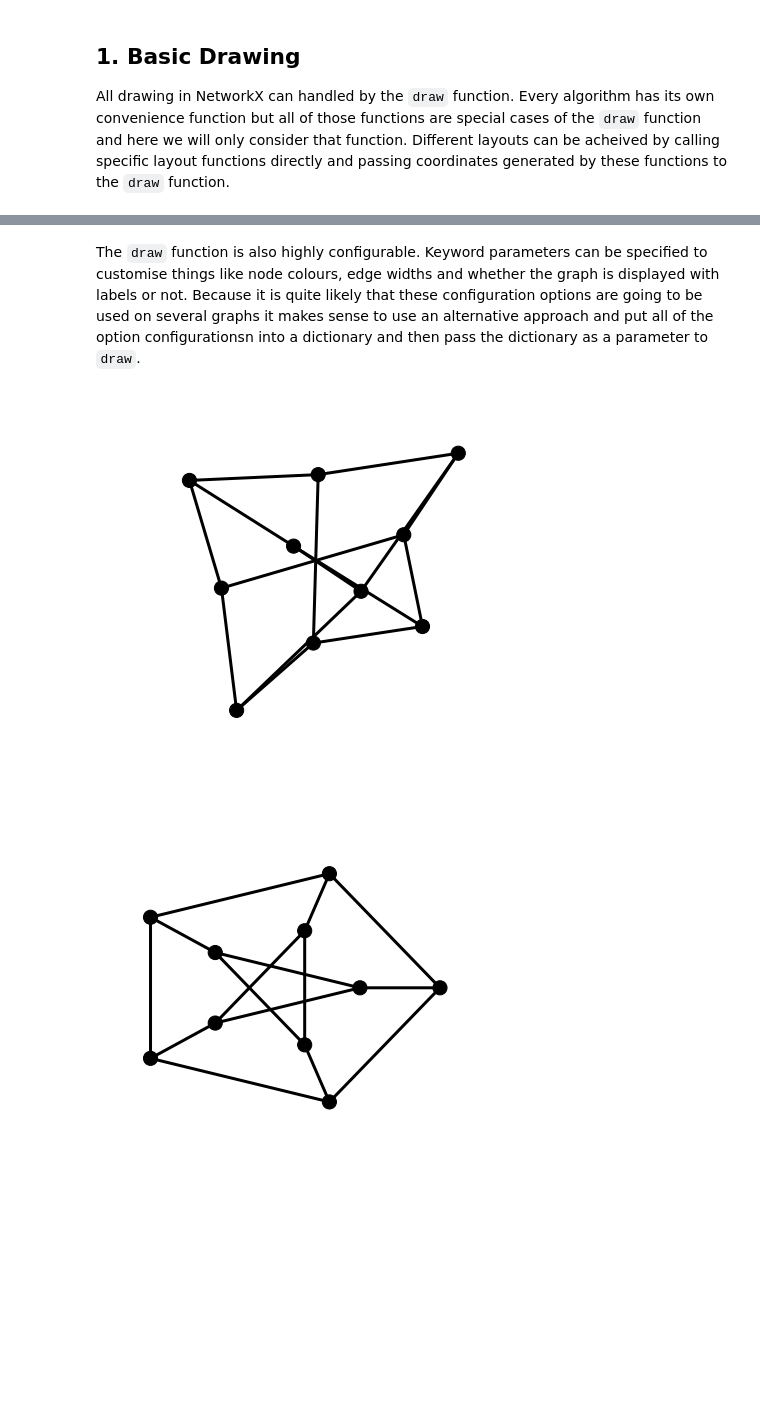
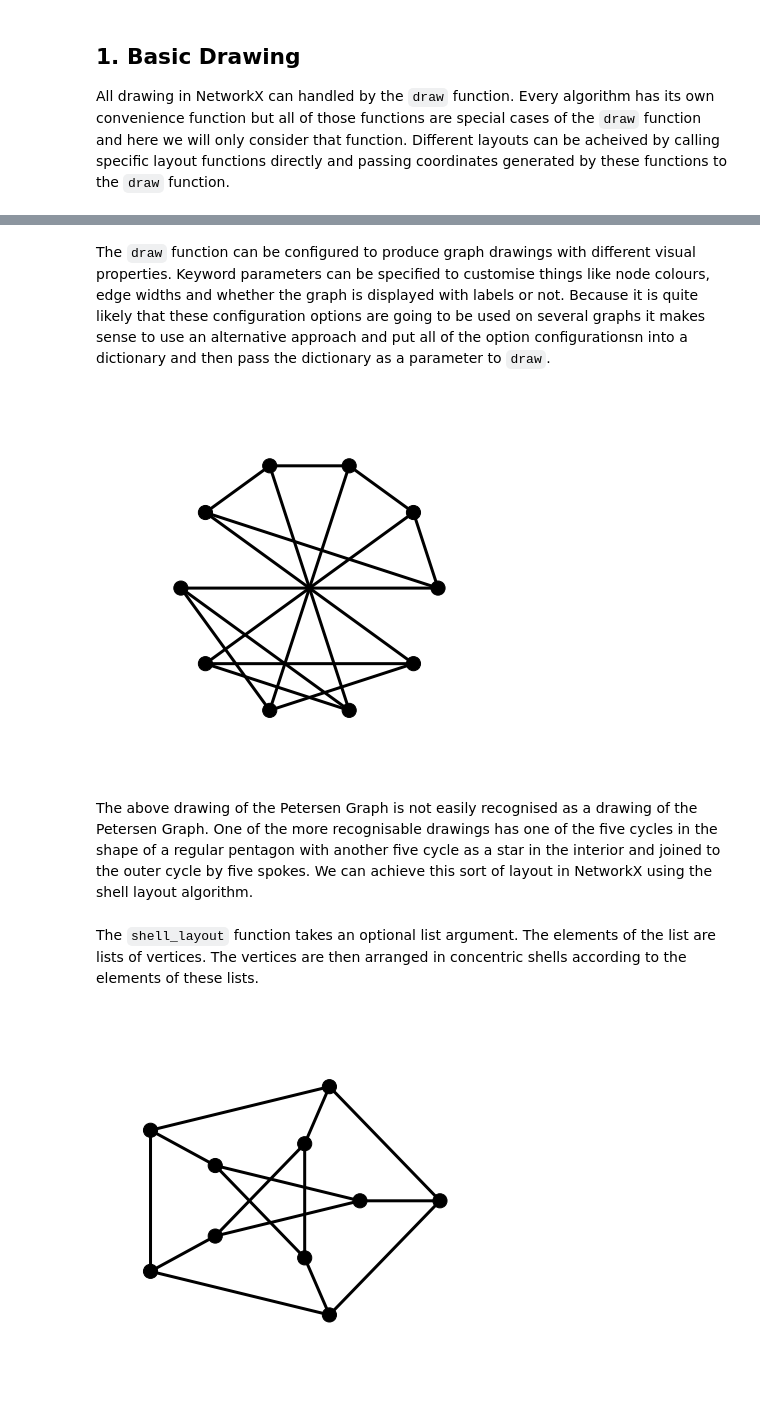
Before and after one commit to MHenderson/graph-drawing, a Jupyter notebook: networkx-drawing-notebook.ipynb, the cells around one changed output, grey strips where cells are left out. Cells and saved outputs as stored; diff of their text form; code cells hidden in the pictures; blank space fills up the shorter version.

Commit message:
Now I have some quite elegant large graph drawings.

```diff
--- a/networkx-drawing-notebook.ipynb
+++ b/networkx-drawing-notebook.ipynb
@@ -32,5 +36,5 @@ nx.draw(G)
 # %% [markdown]
-The ``draw`` function is also highly configurable. Keyword parameters can be specified to customise things like node colours, edge widths and whether the graph is displayed with labels or not. Because it is quite likely that these configuration options are going to be used on several graphs it makes sense to use an alternative approach and put all of the option configurationsn into a dictionary and then pass the dictionary as a parameter to ``draw``.
+The ``draw`` function can be configured to produce graph drawings with different visual properties. Keyword parameters can be specified to customise things like node colours, edge widths and whether the graph is displayed with labels or not. Because it is quite likely that these configuration options are going to be used on several graphs it makes sense to use an alternative approach and put all of the option configurationsn into a dictionary and then pass the dictionary as a parameter to ``draw``.
 # %%
 options = {
  'with_labels': False,
@@ -39,7 +43,11 @@ options = {
  'width': 3,
 }
 # %%
-nx.draw(G, **options)
+nx.draw(G, nx.circular_layout(G), **options)
 # %% [output]
-[figure, old version]
+[figure, new version]
+# %% [markdown]
+The above drawing of the Petersen Graph is not easily recognised as a drawing of the Petersen Graph. One of the more recognisable drawings has one of the five cycles in the shape of a regular pentagon with another five cycle as a star in the interior and joined to the outer cycle by five spokes. We can achieve this sort of layout in NetworkX using the shell layout algorithm.
+# %% [markdown]
+The ``shell_layout`` function takes an optional list argument. The elements of the list are lists of vertices. The vertices are then arranged in concentric shells according to the elements of these lists.
 # %%
```
Also changed, not shown: parts of 29 cells of this notebook.
